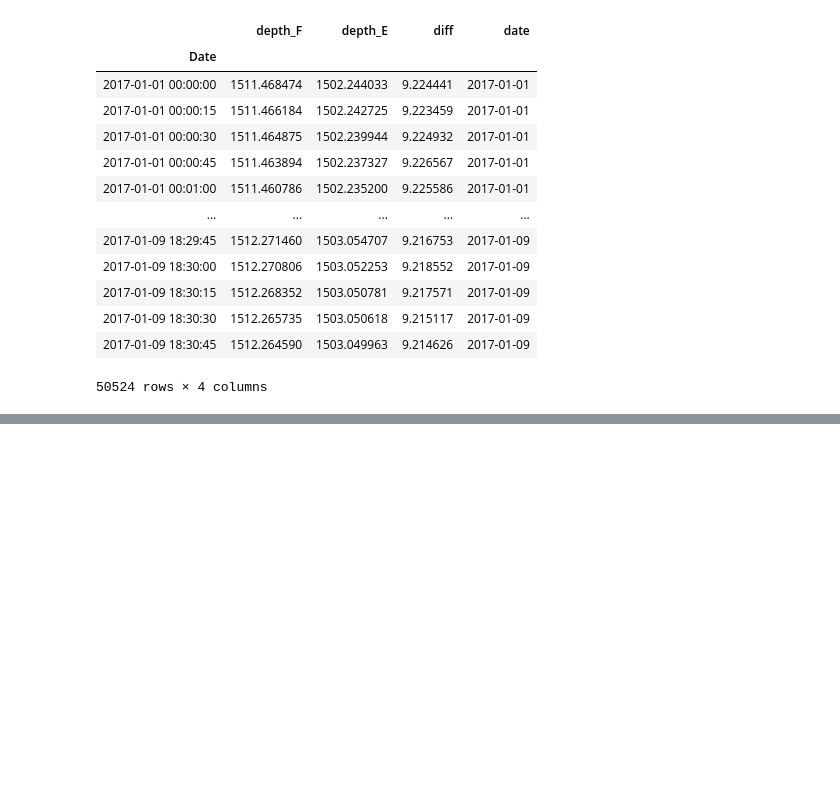
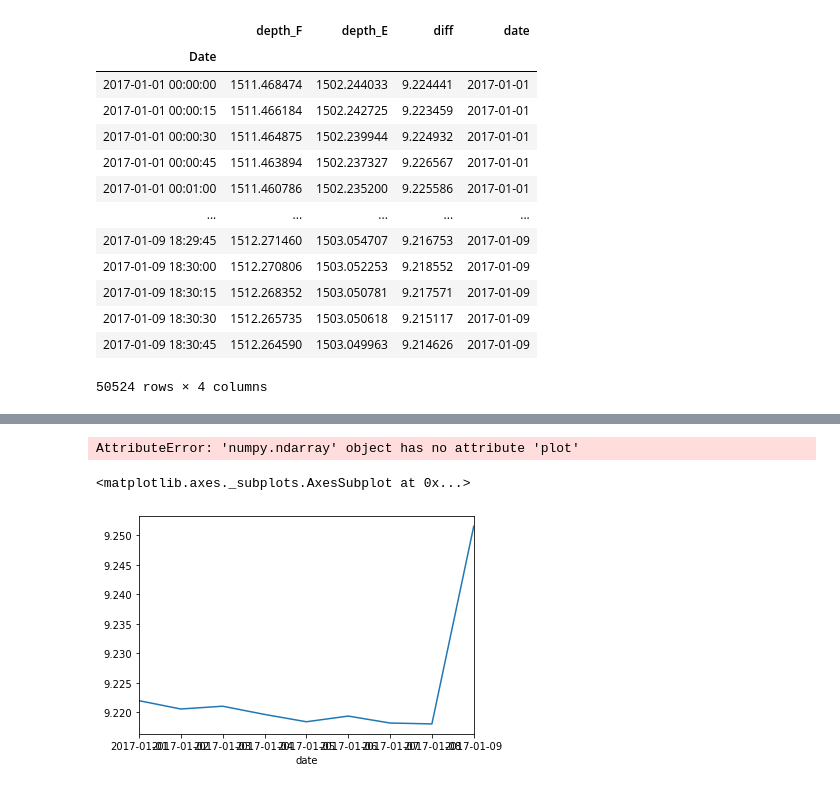
Before and after one commit to daxsoule/BOTPT, a Jupyter notebook: notebooks/play.ipynb, the cells around one changed output, grey strips where cells are left out. Cells and saved outputs as stored; diff of their text form; code cells hidden in the pictures; blank space fills up the shorter version.

```diff
--- a/notebooks/play.ipynb
+++ b/notebooks/play.ipynb
@@ -196,0 +233,10 @@ height
+# %%
+daily_diff.plot()
+# %% [output]
+AttributeError: 'numpy.ndarray' object has no attribute 'plot'
+# %%
+df_botptMean['diff'].plot()
+# plt.setp(ax.xaxis.get_majorticklabels(), rotation=90)
+# %% [output]
+<matplotlib.axes._subplots.AxesSubplot at 0x...>
+[figure, added]
```
Also changed, not shown: parts of 18 cells of this notebook.
